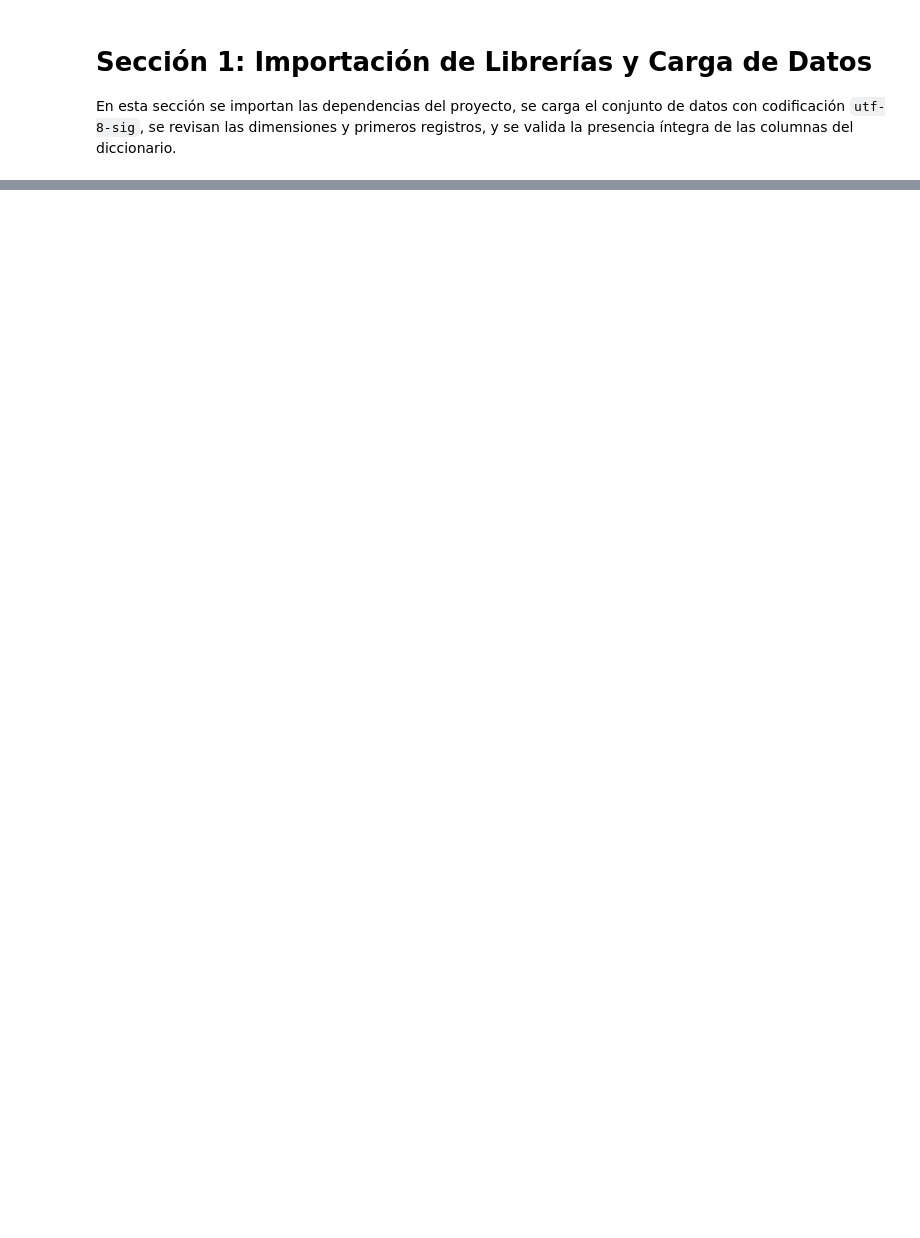
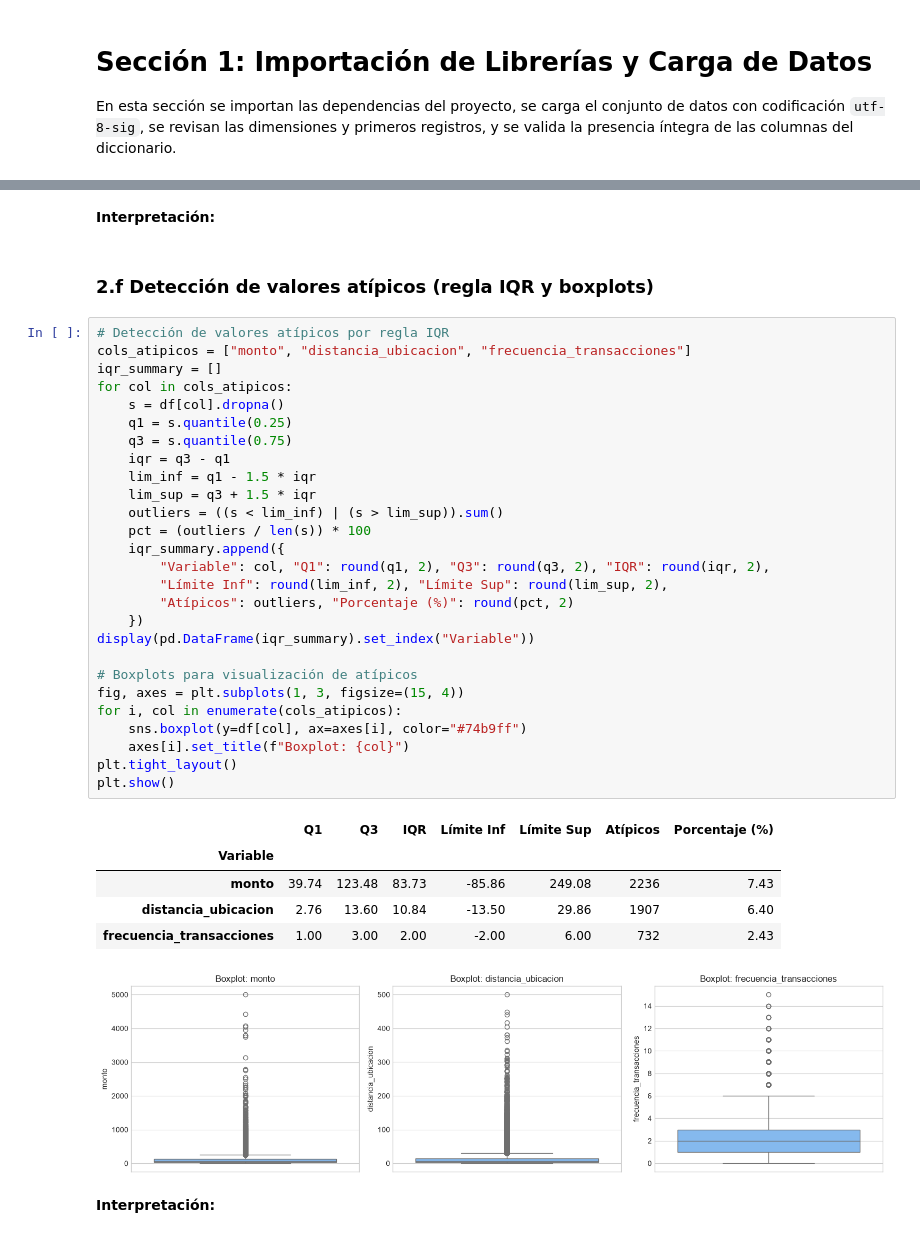
Before and after one commit to Leonardo2002AF/DETECCION_FRAUDEZ, a Jupyter notebook: fraude.ipynb, the cells around one changed output, grey strips where cells are left out. Saved outputs shown, nothing was run; the diff lists cells and outputs as text; blank space fills up the shorter version.

```diff
--- a/fraude.ipynb
+++ b/fraude.ipynb
@@ -83,0 +166,40 @@ Columnas esperadas: 13 | Columnas detectadas: 13
+# %% [markdown]
+**Interpretación:**
+# %% [markdown]
+### 2.f Detección de valores atípicos (regla IQR y boxplots)
+# %%
+# Detección de valores atípicos por regla IQR
+cols_atipicos = ["monto", "distancia_ubicacion", "frecuencia_transacciones"]
+iqr_summary = []
+for col in cols_atipicos:
+    s = df[col].dropna()
+    q1 = s.quantile(0.25)
+    q3 = s.quantile(0.75)
+    iqr = q3 - q1
+    lim_inf = q1 - 1.5 * iqr
+    lim_sup = q3 + 1.5 * iqr
+    outliers = ((s < lim_inf) | (s > lim_sup)).sum()
+    pct = (outliers / len(s)) * 100
+    iqr_summary.append({
+        "Variable": col, "Q1": round(q1, 2), "Q3": round(q3, 2), "IQR": round(iqr, 2),
+        "Límite Inf": round(lim_inf, 2), "Límite Sup": round(lim_sup, 2),
+        "Atípicos": outliers, "Porcentaje (%)": round(pct, 2)
+    })
+display(pd.DataFrame(iqr_summary).set_index("Variable"))
+
+# Boxplots para visualización de atípicos
+fig, axes = plt.subplots(1, 3, figsize=(15, 4))
+for i, col in enumerate(cols_atipicos):
+    sns.boxplot(y=df[col], ax=axes[i], color="#74b9ff")
+    axes[i].set_title(f"Boxplot: {col}")
+plt.tight_layout()
+plt.show()
+# %% [output]
+|  | Q1 | Q3 | IQR | Límite Inf | Límite Sup | Atípicos | Porcentaje (%) |
+| Variable |  |  |  |  |  |  |  |
+| monto | 39.74 | 123.48 | 83.73 | -85.86 | 249.08 | 2236 | 7.43 |
+| distancia_ubicacion | 2.76 | 13.60 | 10.84 | -13.50 | 29.86 | 1907 | 6.40 |
+| frecuencia_transacciones | 1.00 | 3.00 | 2.00 | -2.00 | 6.00 | 732 | 2.43 |
+[figure, added]
+# %% [markdown]
+**Interpretación:**
```
Also changed, not shown: parts of 19 cells of this notebook.
